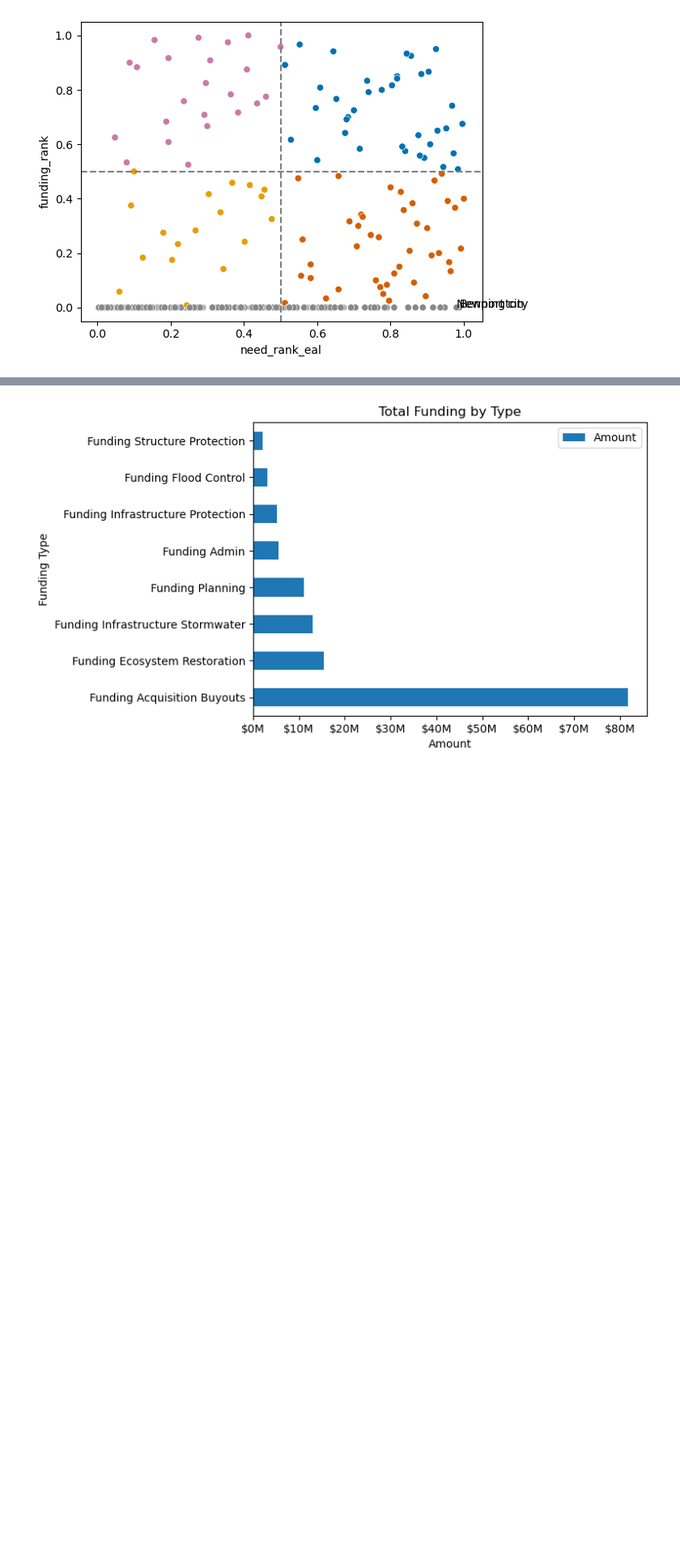
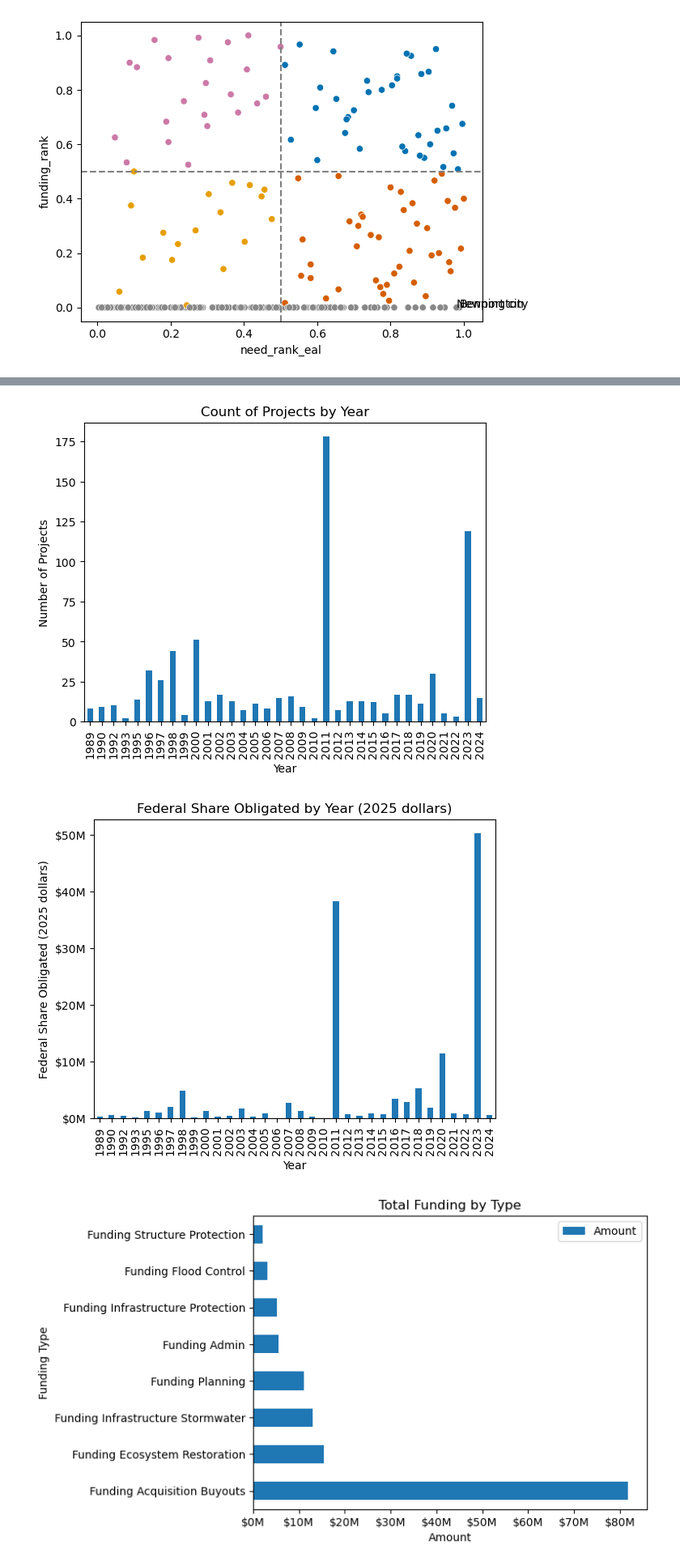
Before and after one commit to jakedurell/hazard-funding-comp, a Jupyter notebook: notebooks/30_article_image_export.ipynb, the cells around one changed output, grey strips where cells are left out. Shown at 81% size. Saved outputs shown, nothing was run; the diff lists cells and outputs as text; code cells hidden in the pictures; blank space fills up the shorter version.

```diff
--- a/notebooks/30_article_image_export.ipynb
+++ b/notebooks/30_article_image_export.ipynb
@@ -237,3 +242,22 @@ plt.show()
+# %%
+# TODO annotate 2011 and 2023, format
+
+df_hma['programFy'].value_counts().sort_index().plot(kind='bar')
+plt.xlabel('Year')
+plt.ylabel('Number of Projects')
+plt.title('Count of Projects by Year')
+plt.show()
+
+df_hma.groupby('programFy')['federalShareObligated_adj'].sum().plot(kind='bar')
+plt.xlabel('Year')
+plt.ylabel('Federal Share Obligated (2025 dollars)')
+plt.title('Federal Share Obligated by Year (2025 dollars)')
+plt.gca().yaxis.set_major_formatter(plt.FuncFormatter(lambda x, _: f'${x/1e6:.0f}M'))
+# plt.savefig('../docs/static/images/funding_by_year.svg', bbox_inches='tight')
+plt.show()
+# %% [output]
+[figure, added]
+[figure, added]
 # %%
 # drop other and equipment
 funding_cols = [col for col in df_hma.columns if col.startswith('funding_') and col not in ['funding_other', 'funding_equipment']]
```
Also changed, not shown: parts of 13 cells of this notebook, 2 other files.
